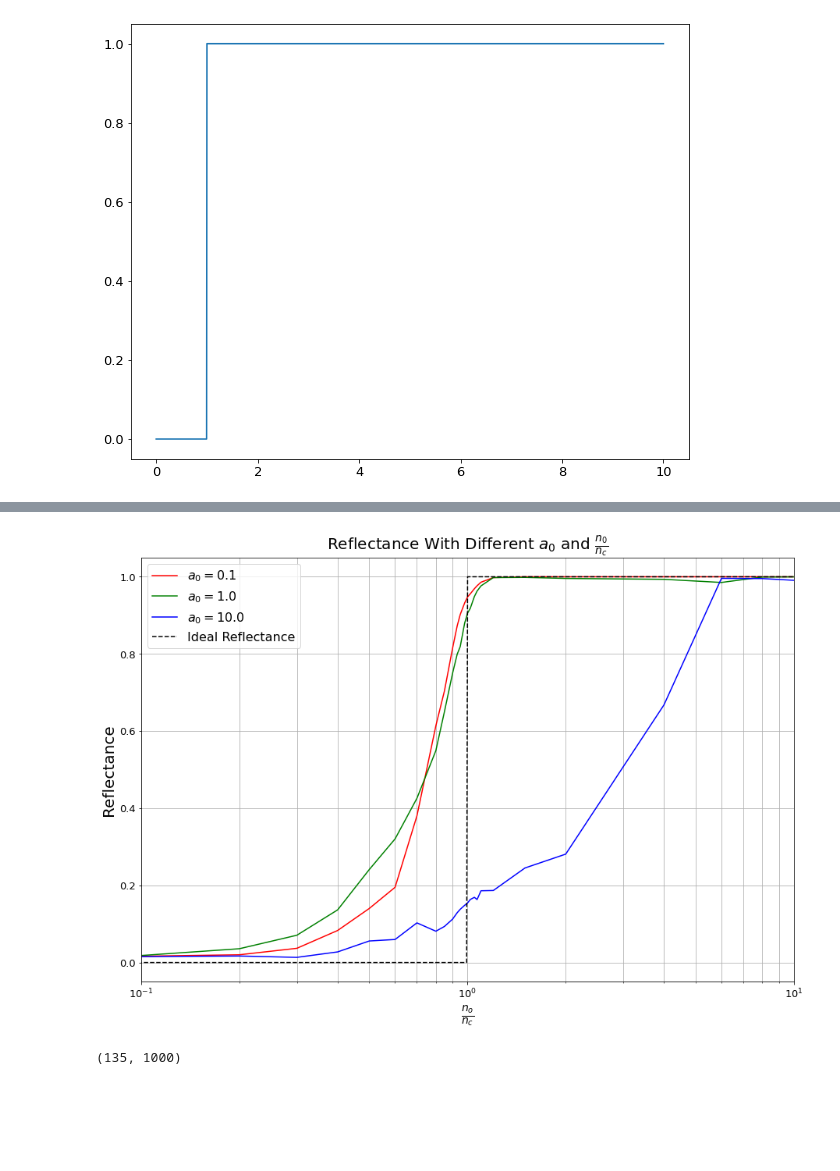
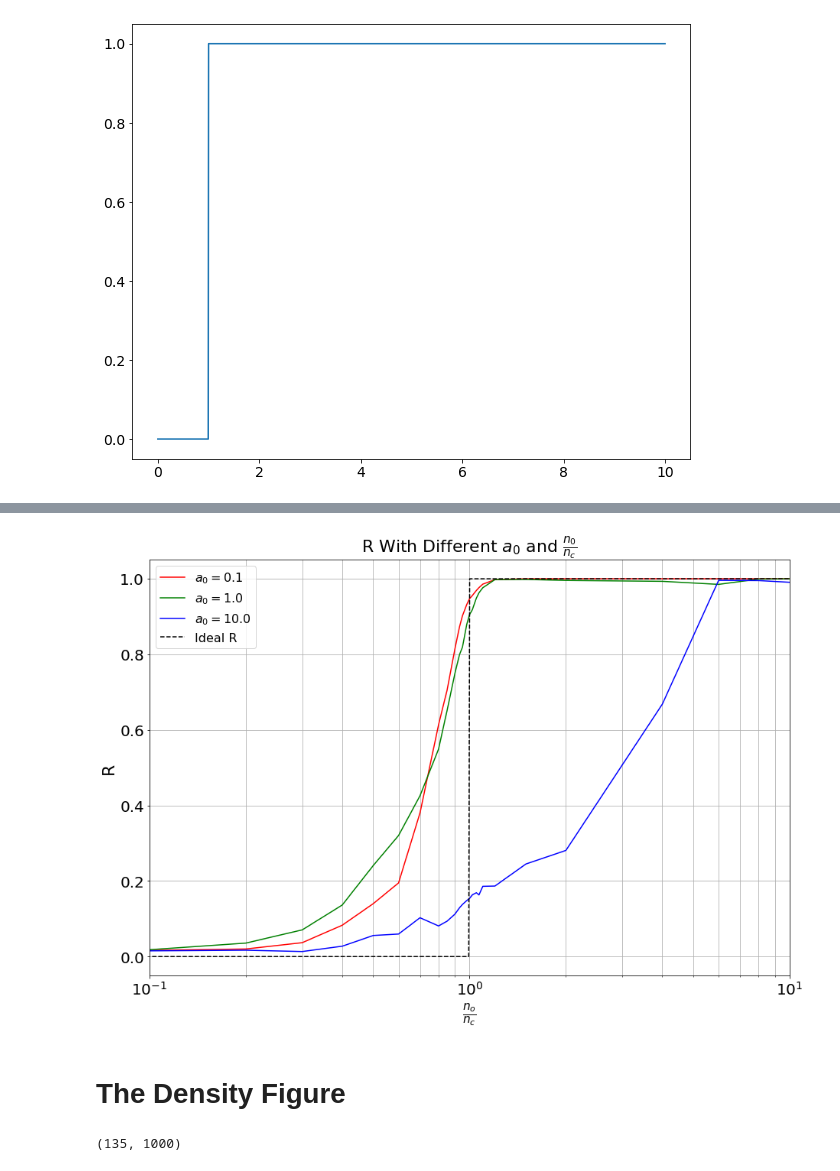
Before and after one commit to Hari31416/MSc_Project, a Jupyter notebook: EPOCH/Reflectance/viz.ipynb, the cells around one changed output, grey strips where cells are left out. Cells and saved outputs as stored; diff of their text form; code cells hidden in the pictures; blank space fills up the shorter version.

```diff
--- a/EPOCH/Reflectance/viz.ipynb
+++ b/EPOCH/Reflectance/viz.ipynb
@@ -65,2 +73,2 @@ for d in tqdm.tqdm(all_dirs, desc="Saving images"):
 # %%
-data = sdf.read(ALL_FILES[10])
+data = sdf.read(ALL_FILES[0])
@@ -86,0 +144,14 @@ plt.plot(get_field(100, "y"))
+# %%
+DIR = "D_2_A_1"
+r = DIR.split("_")[1]
+a0 = DIR.split("_")[-1]
+title = f"$n_0/n_c = {r}$ and $a_0={a0}$"
+ALL_FILES = glob.glob(os.path.join(DIR, "*.sdf"))
+ALL_FILES.sort()
+fig, axes = plt.subplots(1, 3, figsize=(18, 6))
+fig.suptitle(title)
+times = [10, 80, 130]
+for i, t in enumerate(times):
+    plot_field(t, axes[i])
+
+plt.savefig("/media/hari31416/Hari_SSD/Users/harik/Desktop/Project_Sem_3/Presentations/PPTs/Sem_3_Minor/p2.png", dpi=400)
@@ -86,0 +160,14 @@ plt.plot(get_field(100, "y"))
+# %%
+DIR = "D_2_A_10"
+r = DIR.split("_")[1]
+a0 = DIR.split("_")[-1]
+title = f"$n_0/n_c = {r}$ and $a_0={a0}$"
+ALL_FILES = glob.glob(os.path.join(DIR, "*.sdf"))
+ALL_FILES.sort()
+fig, axes = plt.subplots(1, 3, figsize=(18, 6))
+fig.suptitle(title)
+times = [10, 80, 130]
+for i, t in enumerate(times):
+    plot_field(t, axes[i])
+
+plt.savefig("/media/hari31416/Hari_SSD/Users/harik/Desktop/Project_Sem_3/Presentations/PPTs/Sem_3_Minor/p3.png", dpi=400)
@@ -131,3 +224,5 @@ result
+# %%
+result = pd.read_csv("result.csv")
 # %%
 result["A"].value_counts()
 # %% [output]
@@ -161,19 +256,23 @@ plt.legend();
 # %%
 colors_ = ["r", "g", "b", "y", "c", "m", "k", "w"]
 plt.figure(figsize=(15, 10))
 for i, A in enumerate([0.1, 1.0, 10.0]):
     plt.plot(result[result["A"]==A]["D"], result[result["A"]==A]["R"], label=f"$a_0={A}$", color=colors_[i])
-plt.plot(X, Y, color="black", linestyle="--", label="Ideal Reflectance")
+plt.plot(X, Y, color="black", linestyle="--", label="Ideal R")
 plt.xscale("log")
 plt.xlim(0.1, 10)
 plt.grid(which='both')
 plt.legend(fontsize=16);
-plt.title(r"Reflectance With Different $a_0$ and $\frac{n_0}{n_c}$", fontsize=20)
-plt.xlabel(r"$\frac{n_o}{n_c}$", fontsize=20)
-plt.ylabel("Reflectance", fontsize=20)
-plt.savefig("/media/hari31416/Hari_SSD/Users/harik/Desktop/Project_Sem_3/Presentations/Reports/Sem_3_Minor/reflection.png", dpi=300)
+plt.title(r"R With Different $a_0$ and $\frac{n_0}{n_c}$", fontsize=22)
+plt.xlabel(r"$\frac{n_o}{n_c}$", fontsize=22)
+plt.ylabel("R", fontsize=22)
+plt.xticks(fontsize=20)
+plt.yticks(fontsize=20)
+plt.savefig("/media/hari31416/Hari_SSD/Users/harik/Desktop/Project_Sem_3/Presentations/PPTs/Sem_3_Minor/reflection.png", dpi=400)
 # %% [output]
-[figure, old version]
+[figure, new version]
+# %% [markdown]
+# The Density Figure
 # %%
 def plot_density(ax, directory):
     all_files = glob.glob(os.path.join(directory, "*.sdf"))
```
Also changed, not shown: parts of 23 cells of this notebook, 31 other files.
